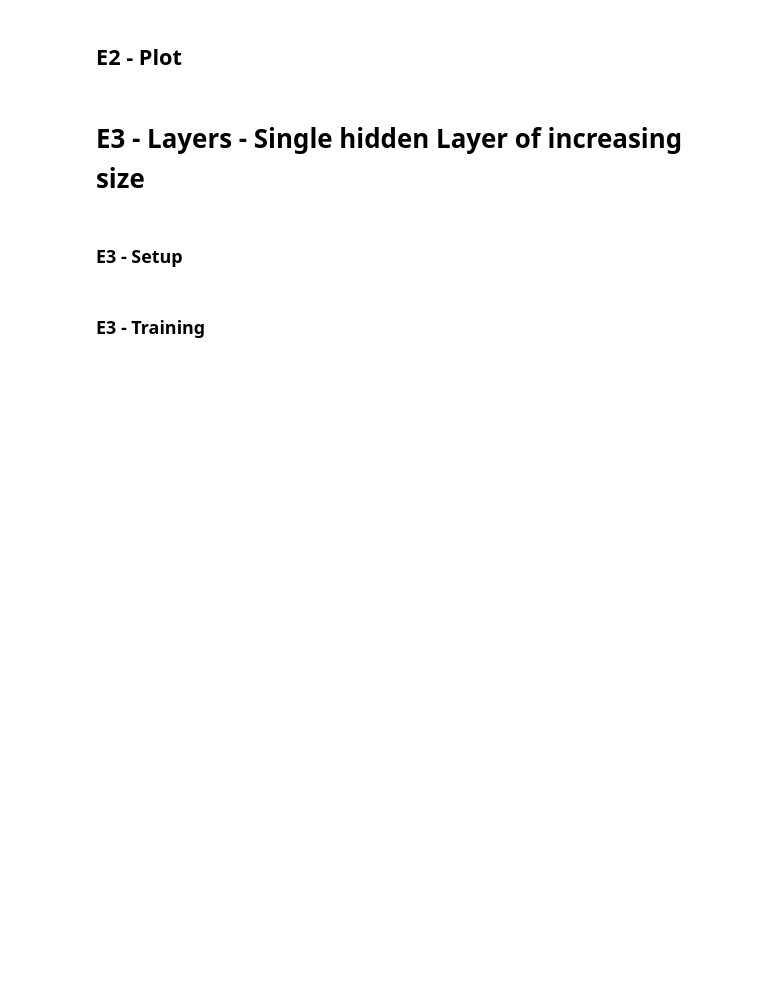
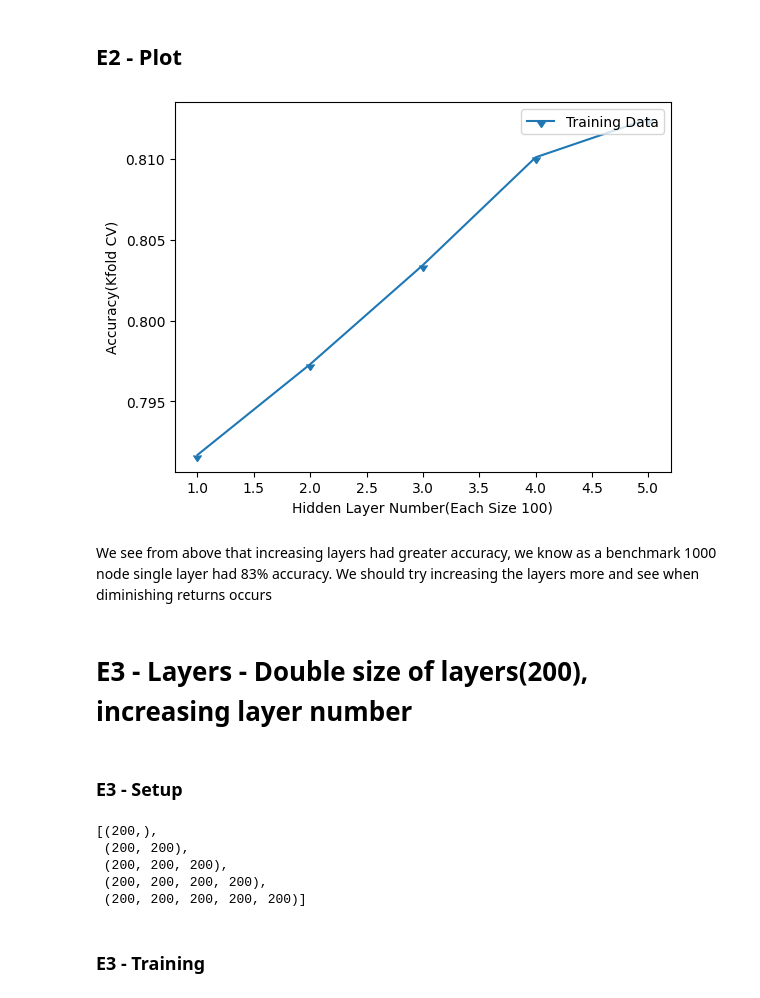
Before and after one commit to ebert-c/SENG-474-Project, a Jupyter notebook: seng475_project_nn_v2.ipynb, the cells around one changed output. Saved outputs shown, nothing was run; the diff lists cells and outputs as text; code cells hidden in the pictures; blank space fills up the shorter version.

Commit message:
high layer density e3

```diff
--- a/seng475_project_nn_v2.ipynb
+++ b/seng475_project_nn_v2.ipynb
@@ -282,13 +258,18 @@ plot_x = [len(item) for item in hp]
 # %%
 # plot
 fig, ax = plt.subplots()
-ax.set_xlabel("Hidden Layer Size(1 Layer)")
+ax.set_xlabel("Hidden Layer Number(Each Size 100)")
 ax.set_ylabel("Accuracy(Kfold CV)")
 ax.plot(plot_x, plot_y,label="Training Data",marker=11)
 ax.legend(loc='upper right')
 plt.show()
+# %% [output]
+[figure, added]
+# %% [markdown]
+We see from above that increasing layers had greater accuracy, we know as a benchmark 1000 node single layer had 83% accuracy.
+We should try increasing the layers more and see when diminishing returns occurs
 # %% [markdown]
-# E3 - Layers - Single hidden Layer of increasing size
+# E3 - Layers - Double size of layers(200), increasing layer number
 # %% [markdown]
 ### E3 - Setup
 # %%
@@ -296,3 +277,20 @@ plt.show()
 # change these names to be unique
 store_models_name = 'e3_1hiddenLayersSizeInc_models.joblib'
 store_results_name = 'e3_1hiddenLayersSizeInc_results.joblib'
+
+# define hyper parameter
+# double size of layers from e2
+layerSize = 200
+hp = [(layerSize,),
+      (layerSize,layerSize),
+      (layerSize,layerSize,layerSize),
+      (layerSize,layerSize,layerSize,layerSize),
+      (layerSize,layerSize,layerSize,layerSize,layerSize)
+      ]
+hp
+# %% [output]
+[(200,),
+ (200, 200),
+ (200, 200, 200),
+ (200, 200, 200, 200),
+ (200, 200, 200, 200, 200)]
```
Also changed, not shown: parts of 25 cells of this notebook.
